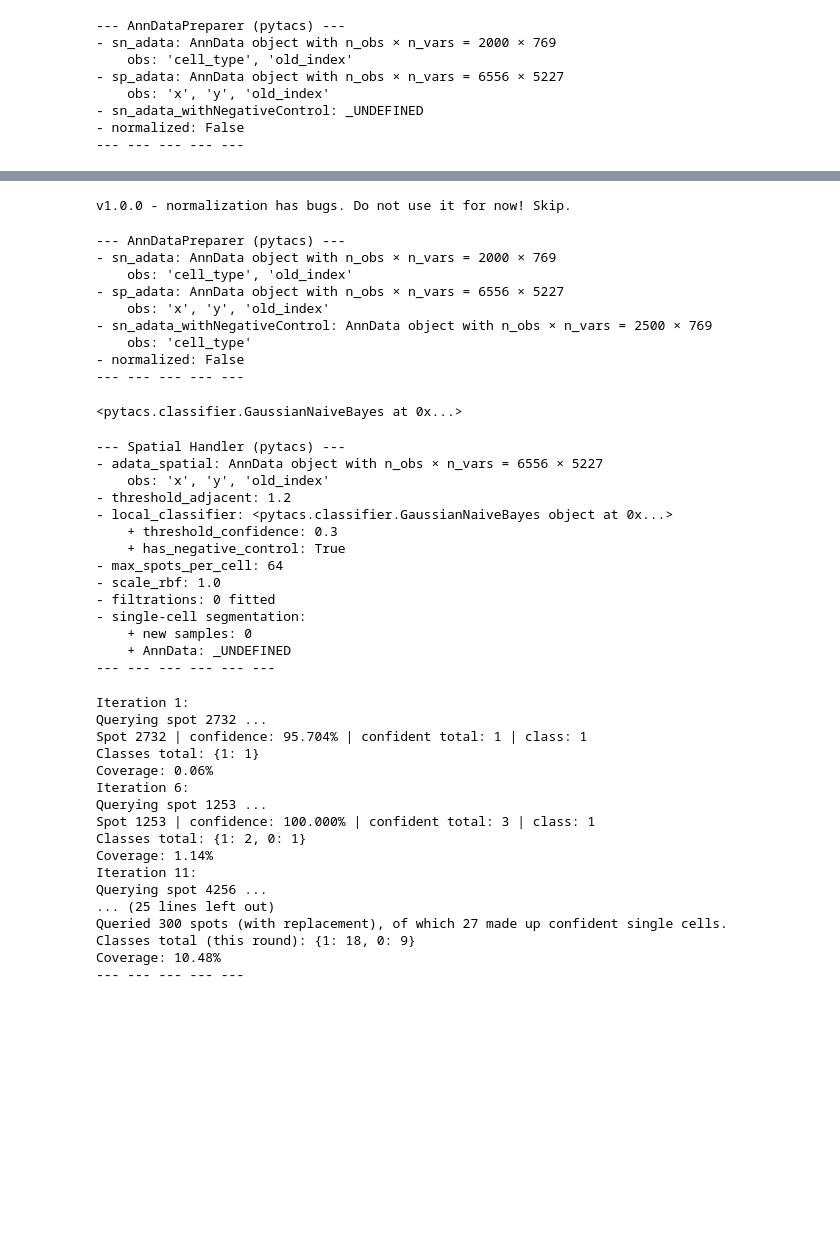
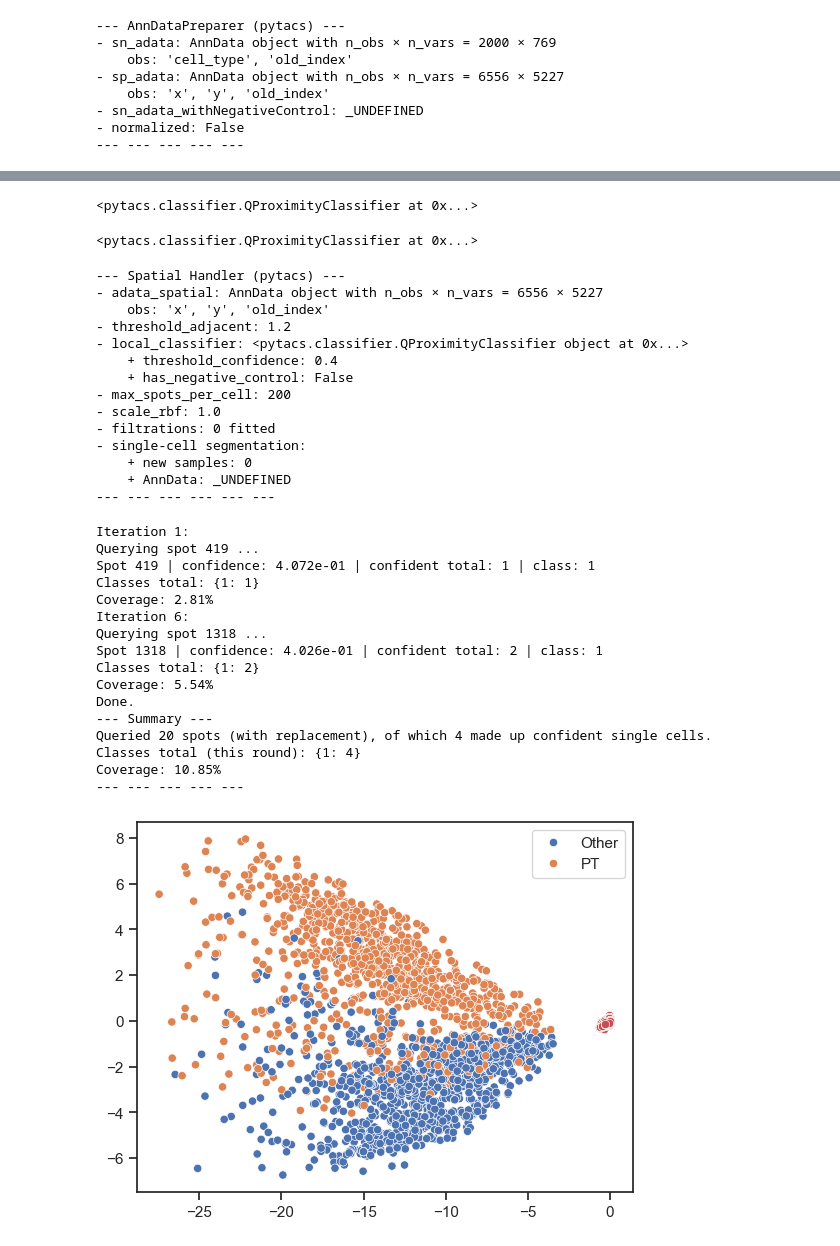
Before and after one commit to LIU-Xnd/pytacs, a Jupyter notebook: demo.ipynb, the cells around one changed output, grey strips where cells are left out. Drawn from its saved outputs; the diff is of its cells as text; code cells hidden in the pictures; blank space fills up the shorter version.

```diff
--- a/demo.ipynb
+++ b/demo.ipynb
@@ -29,30 +27,20 @@ AnnData object with n_obs × n_vars = 2500 × 769
-# %%
-data_preper.normalize()
-data_preper
-# %% [output]
-v1.0.0 - normalization has bugs. Do not use it for now! Skip.
---- AnnDataPreparer (pytacs) ---
-- sn_adata: AnnData object with n_obs × n_vars = 2000 × 769
-    obs: 'cell_type', 'old_index'
-- sp_adata: AnnData object with n_obs × n_vars = 6556 × 5227
-    obs: 'x', 'y', 'old_index'
-- sn_adata_withNegativeControl: AnnData object with n_obs × n_vars = 2500 × 769
-    obs: 'cell_type'
-- normalized: False
---- --- --- --- ---
 # %%
 # Step 2. Train a local classifer
-clf = pytacs.GaussianNaiveBayes(threshold_confidence=0.3)
+clf = pytacs.QProximityClassifier(threshold_confidence=0.15, n_PCs=2)
 clf.fit(
-    sn_adata=data_preper.sn_adata_withNegativeControl
+    sn_adata=data_preper.sn_adata
 )
 # %% [output]
-<pytacs.classifier.GaussianNaiveBayes at 0x...>
+<pytacs.classifier.QProximityClassifier at 0x...>
+# %%
+clf.set_threshold_confidence(0.4)
+# %% [output]
+<pytacs.classifier.QProximityClassifier at 0x...>
 # %%
 # Step 3. Integrate spatial spots into single-cell spots
 sph = pytacs.SpatialHandler(adata_spatial=data_preper.sp_adata,
                             local_classifier=clf,
-                            max_spots_per_cell=64,
+                            max_spots_per_cell=200,
                             threshold_adjacent=1.2,
                             )
 print(sph)
@@ -61,10 +49,10 @@ print(sph)
 - adata_spatial: AnnData object with n_obs × n_vars = 6556 × 5227
     obs: 'x', 'y', 'old_index'
 - threshold_adjacent: 1.2
-- local_classifier: <pytacs.classifier.GaussianNaiveBayes object at 0x...>
-    + threshold_confidence: 0.3
-    + has_negative_control: True
-- max_spots_per_cell: 64
+- local_classifier: <pytacs.classifier.QProximityClassifier object at 0x...>
+    + threshold_confidence: 0.4
+    + has_negative_control: False
+- max_spots_per_cell: 200
 - scale_rbf: 1.0
 - filtrations: 0 fitted
 - single-cell segmentation:
@@ -74,29 +62,46 @@ print(sph)
 # %%
 sph.run_segmentation(
     coverage_to_stop=0.1,
-    max_iter=300,
+    max_iter=20,
     verbose=True,
     warnings=False,
     print_summary=True,
 )
 # %% [output]
 Iteration 1:
-Querying spot 2732 ...
-Spot 2732 | confidence: 95.704% | confident total: 1 | class: 1
+Querying spot 419 ...
+Spot 419 | confidence: 4.072e-01 | confident total: 1 | class: 1
 Classes total: {1: 1}
-Coverage: 0.06%
+Coverage: 2.81%
 Iteration 6:
-Querying spot 1253 ...
-Spot 1253 | confidence: 100.000% | confident total: 3 | class: 1
-Classes total: {1: 2, 0: 1}
-Coverage: 1.14%
-Iteration 11:
-Querying spot 4256 ...
-... (25 lines left out)
-Queried 300 spots (with replacement), of which 27 made up confident single cells.
-Classes total (this round): {1: 18, 0: 9}
-Coverage: 10.48%
+Querying spot 1318 ...
+Spot 1318 | confidence: 4.026e-01 | confident total: 2 | class: 1
+Classes total: {1: 2}
+Coverage: 5.54%
+Done.
+--- Summary ---
+Queried 20 spots (with replacement), of which 4 made up confident single cells.
+Classes total (this round): {1: 4}
+Coverage: 10.85%
 --- --- --- --- ---
+# %%
+import numpy as np
+
+import pytacs.utils
+xx = np.log1p(data_preper.sn_adata.X) @ clf._PC_loadings.T
+import matplotlib.pyplot as plt
+import seaborn as sns
+sns.scatterplot(x=xx[:,0],y=xx[:,1],hue=data_preper.sn_adata.obs['cell_type'])
+X_sp_submatrix = pytacs.utils.subCountMatrix_genes2InGenes1(
+    X=data_preper.sp_adata.X.toarray(),
+    genes1=data_preper.sn_adata.var.index,
+    genes2=data_preper.sp_adata.var.index
+)
+xx_sp = np.log1p(X_sp_submatrix) @ clf._PC_loadings.T
+sns.scatterplot(x=xx_sp[:,0],y=xx_sp[:,1],c='r')
+plt.show()
+# %% [output]
+[figure, added]
 # %%
 # See the integrated spots
 import matplotlib.pyplot as plt
```
Also changed, not shown: parts of 7 cells of this notebook, 1 other file.
